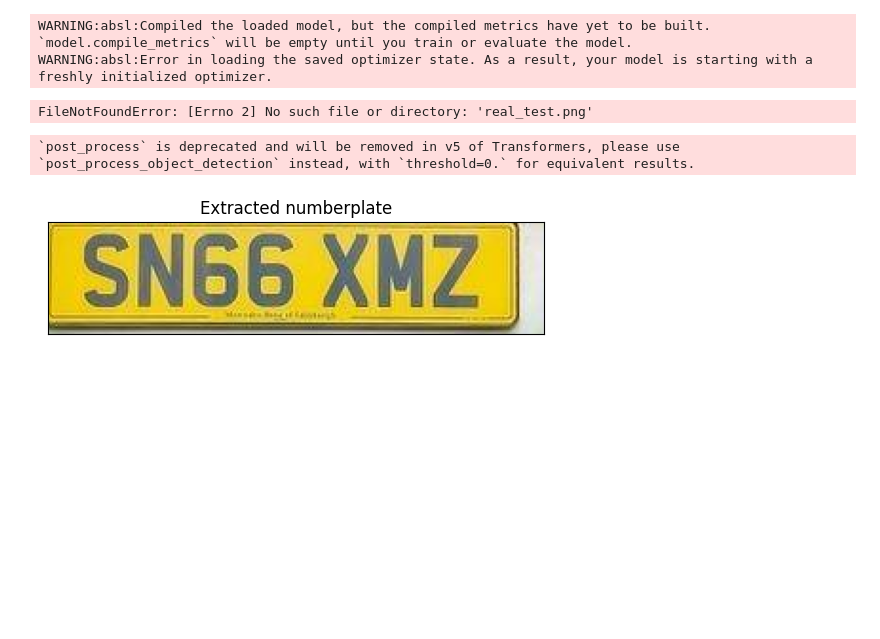
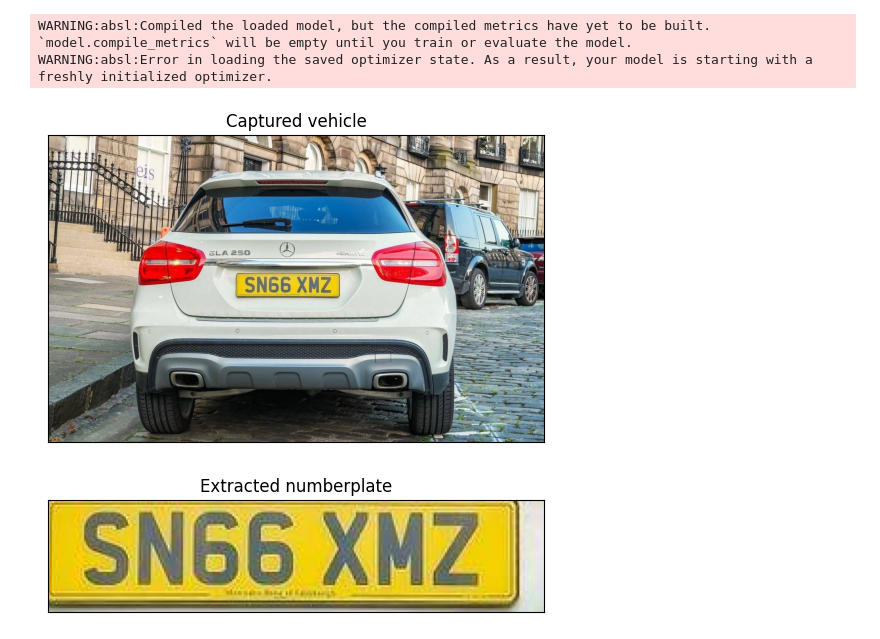
Before and after one commit to elliottcoops/Number-Plate-Recognition, a Jupyter notebook: code/code_walkthrough.ipynb, the cells around one changed output. Cells and saved outputs as stored; diff of their text form; code cells hidden in the pictures; blank space fills up the shorter version.

Commit message:
<Feature>: Add run with multiple examples and their outputs

```diff
--- a/code/code_walkthrough.ipynb
+++ b/code/code_walkthrough.ipynb
@@ -11,21 +11,19 @@ WARNING:absl:Compiled the loaded model, but the compiled metrics have yet to be
 WARNING:absl:Error in loading the saved optimizer state. As a result, your model is starting with a freshly initialized optimizer.
 # %%
 # Read image in
-image = Image.open('real_test.png')
+image = Image.open('example_data/test_1.png')
 
 plt.imshow(image)
 plt.title("Captured vehicle")
 plt.xticks([])
 plt.yticks([])
 plt.show()
 # %% [output]
-FileNotFoundError: [Errno 2] No such file or directory: 'real_test.png'
+[figure, added]
 # %%
 # Get bounding box coordinates of plate
 numberplate_prediction = plate_extractor.make_prediction(image)
 xmin, ymin, xmax, ymax = plate_extractor.get_bounding_box(numberplate_prediction)
-# %% [output]
-`post_process` is deprecated and will be removed in v5 of Transformers, please use `post_process_object_detection` instead, with `threshold=0.` for equivalent results.
 # %%
 # Crop the numberplate from the original image
 numberplate = processing_pipeline.crop_numberplate_from_original(image, xmin, ymin, xmax, ymax)
```
Also changed, not shown: parts of 1 cell of this notebook, 3 other files.
